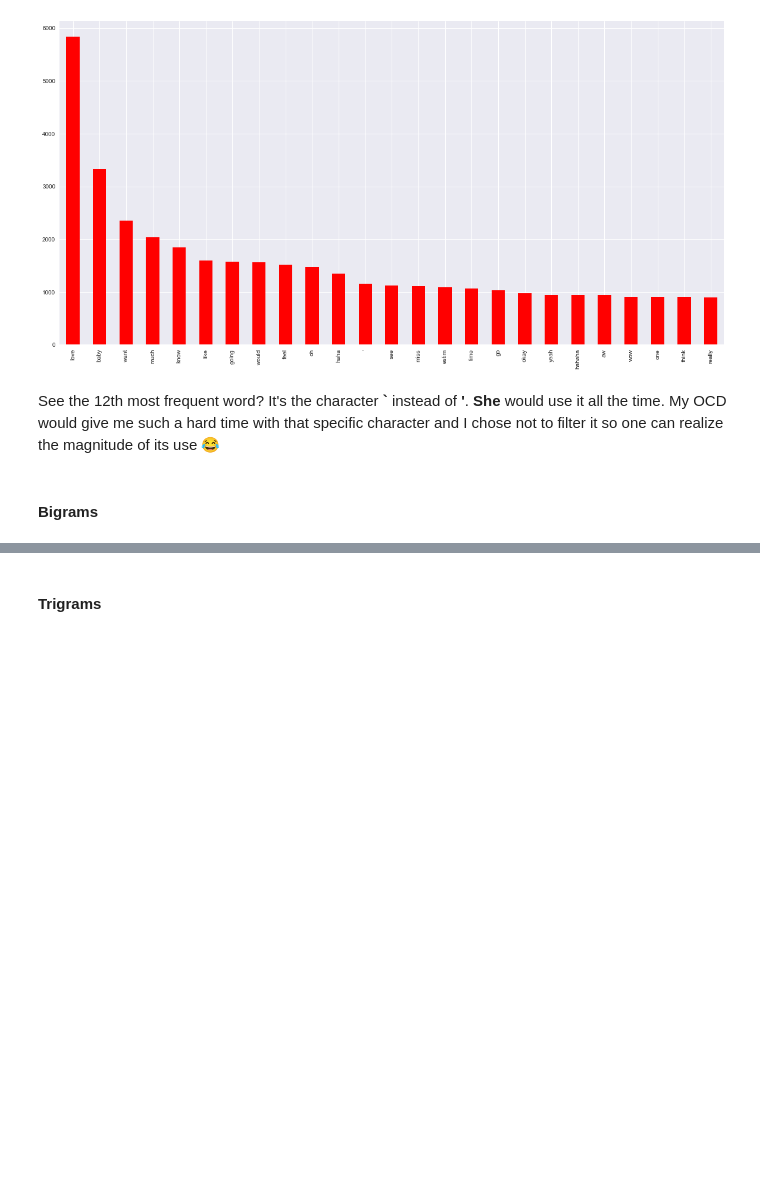
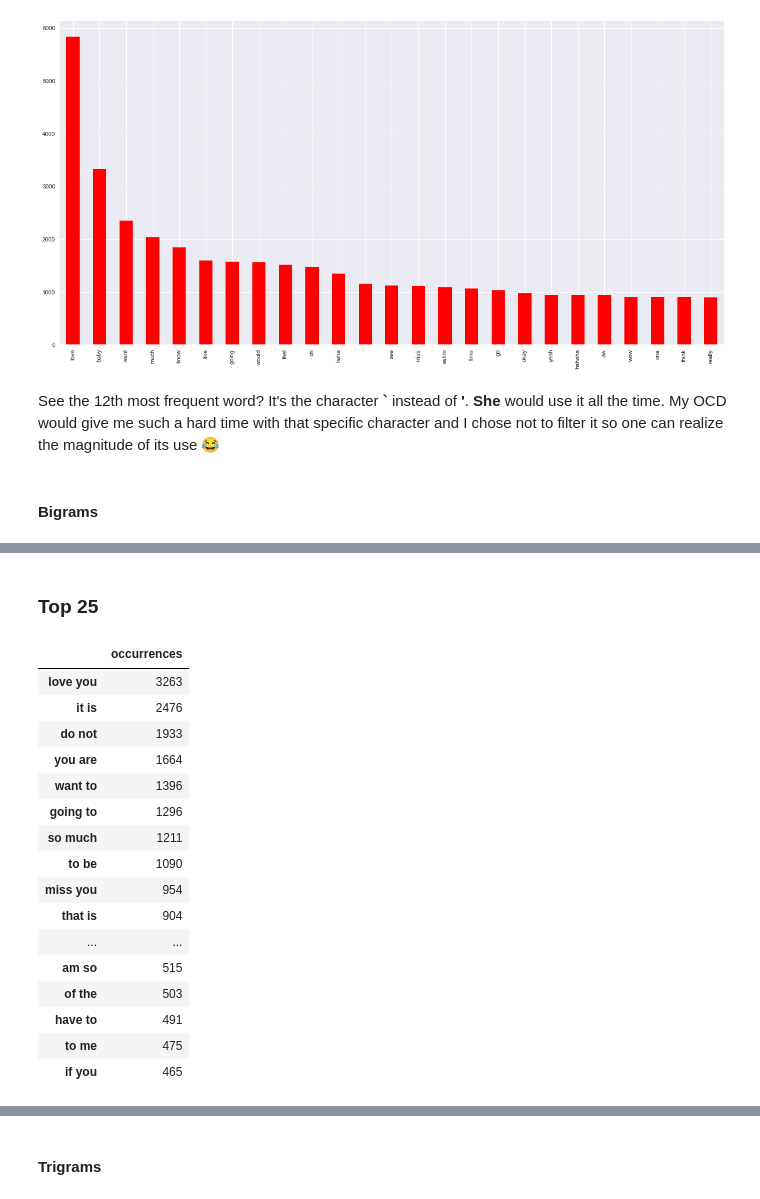
Before and after one commit to guiem/my_notebooks, a Jupyter notebook: anniversary/anniversary.ipynb, the cells around one changed output, grey strips where cells are left out. Cells and saved outputs as stored; diff of their text form; code cells hidden in the pictures; blank space fills up the shorter version.

```diff
--- a/anniversary/anniversary.ipynb
+++ b/anniversary/anniversary.ipynb
@@ -613,0 +683,22 @@ See the 12th most frequent word? It's the character __`__ instead of __'__. __Sh
+# %% [markdown]
+### Top 25
+# %%
+occs[:25]
+# %% [output]
+|  | occurrences |
+| love you | 3263 |
+| it is | 2476 |
+| do not | 1933 |
+| you are | 1664 |
+| want to | 1396 |
+| going to | 1296 |
+| so much | 1211 |
+| to be | 1090 |
+| miss you | 954 |
+| that is | 904 |
+| ... | ... |
+| am so | 515 |
+| of the | 503 |
+| have to | 491 |
+| to me | 475 |
+| if you | 465 |
```
Also changed, not shown: parts of 29 cells of this notebook, 3 other files.
